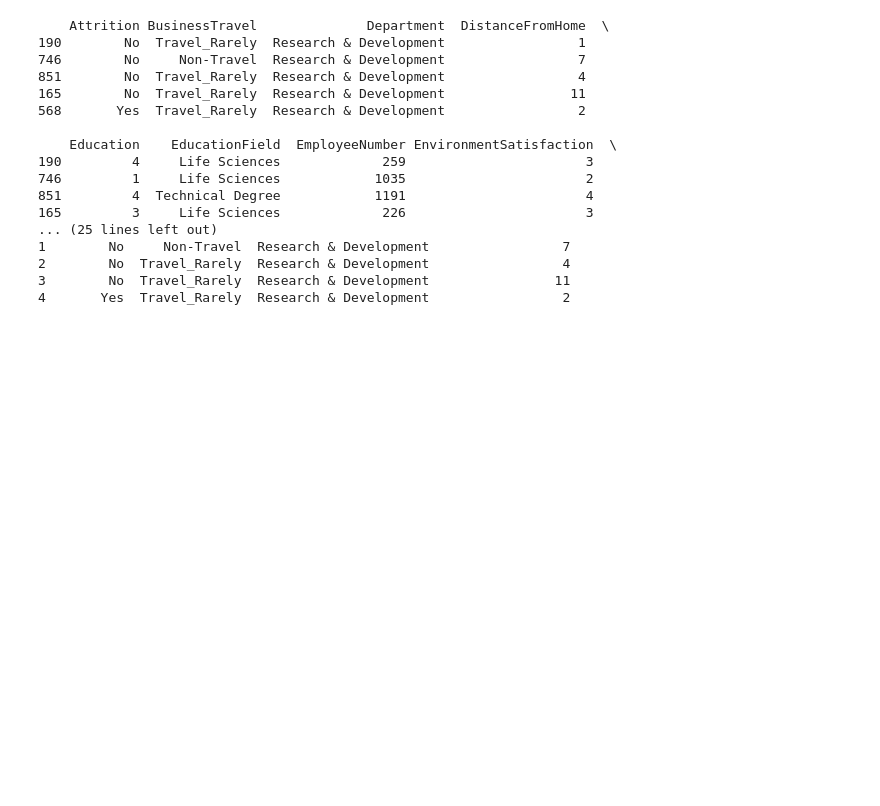
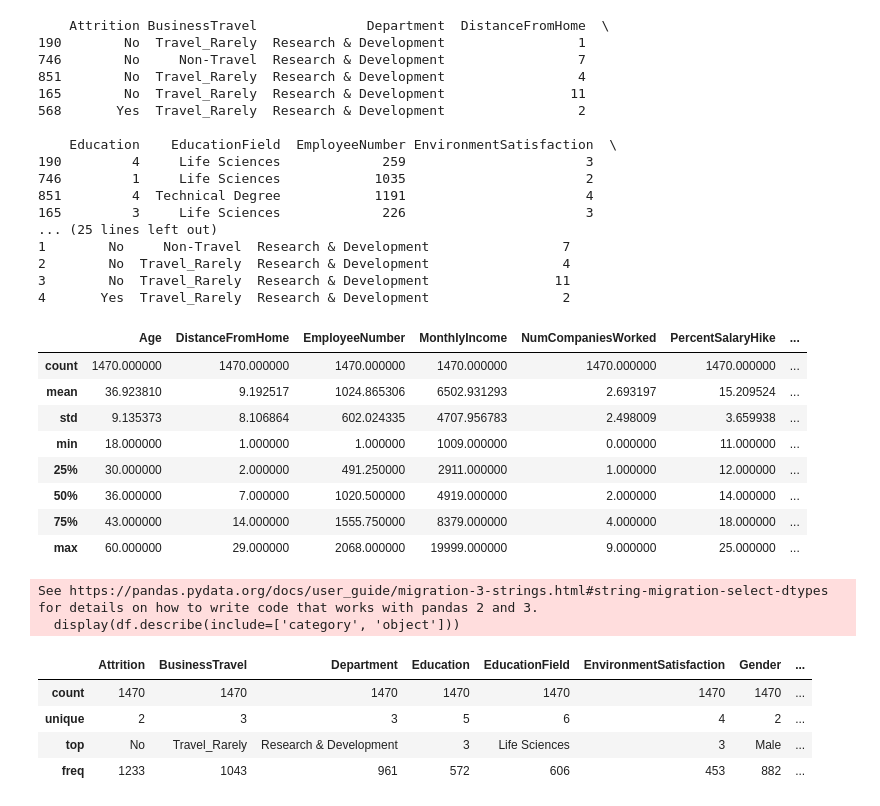
Before and after one commit to AryanGoyal17/Employee-Attrition-Analysis, a Jupyter notebook: analysis.ipynb, the cells around one changed output. Cells and saved outputs as stored; diff of their text form; code cells hidden in the pictures; blank space fills up the shorter version.

Commit message:
feat: Used df.describe() to show the stats for numerical and categorical features

```diff
--- a/analysis.ipynb
+++ b/analysis.ipynb
@@ -218,0 +221,25 @@ print(df.iloc[:, 1:5].head())
+# %%
+#1-- Statistics for numerical features(mean[average], percentiles , standard deviation, minimum and maximum)
+
+display(df.describe())
+
+#2-- Statistics for categorical features(Job role, employee satisfaction etc..)
+
+display(df.describe(include=['category', 'object']))
+# %% [output]
+|  | Age | DistanceFromHome | EmployeeNumber | MonthlyIncome | NumCompaniesWorked | PercentSalaryHike | ... |
+| count | 1470.000000 | 1470.000000 | 1470.000000 | 1470.000000 | 1470.000000 | 1470.000000 | ... |
+| mean | 36.923810 | 9.192517 | 1024.865306 | 6502.931293 | 2.693197 | 15.209524 | ... |
+| std | 9.135373 | 8.106864 | 602.024335 | 4707.956783 | 2.498009 | 3.659938 | ... |
+| min | 18.000000 | 1.000000 | 1.000000 | 1009.000000 | 0.000000 | 11.000000 | ... |
+| 25% | 30.000000 | 2.000000 | 491.250000 | 2911.000000 | 1.000000 | 12.000000 | ... |
+| 50% | 36.000000 | 7.000000 | 1020.500000 | 4919.000000 | 2.000000 | 14.000000 | ... |
+| 75% | 43.000000 | 14.000000 | 1555.750000 | 8379.000000 | 4.000000 | 18.000000 | ... |
+| max | 60.000000 | 29.000000 | 2068.000000 | 19999.000000 | 9.000000 | 25.000000 | ... |
+See https://pandas.pydata.org/docs/user_guide/migration-3-strings.html#string-migration-select-dtypes for details on how to write code that works with pandas 2 and 3.
+  display(df.describe(include=['category', 'object']))
+|  | Attrition | BusinessTravel | Department | Education | EducationField | EnvironmentSatisfaction | Gender | ... |
+| count | 1470 | 1470 | 1470 | 1470 | 1470 | 1470 | 1470 | ... |
+| unique | 2 | 3 | 3 | 5 | 6 | 4 | 2 | ... |
+| top | No | Travel_Rarely | Research & Development | 3 | Life Sciences | 3 | Male | ... |
+| freq | 1233 | 1043 | 961 | 572 | 606 | 453 | 882 | ... |
```
Also changed, not shown: parts of 1 cell of this notebook.
